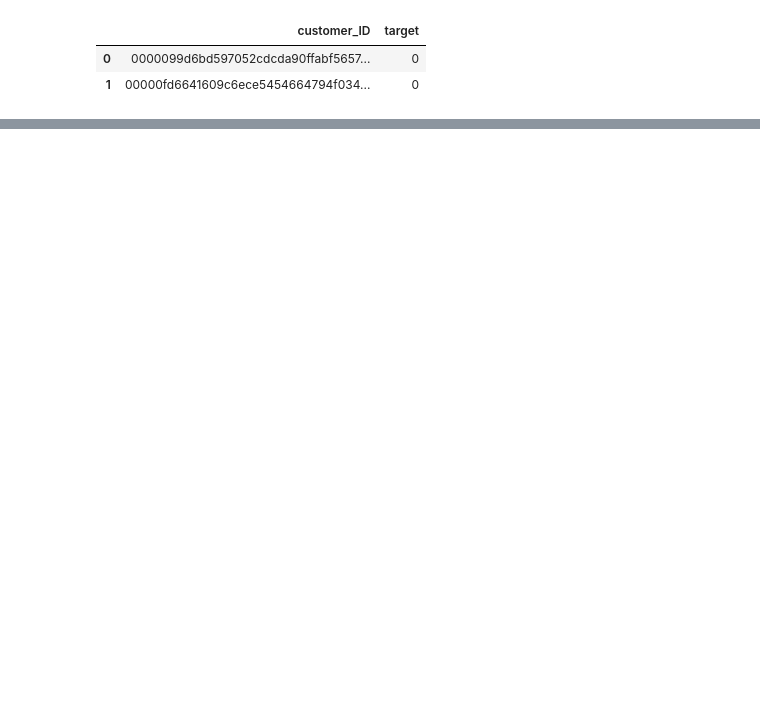
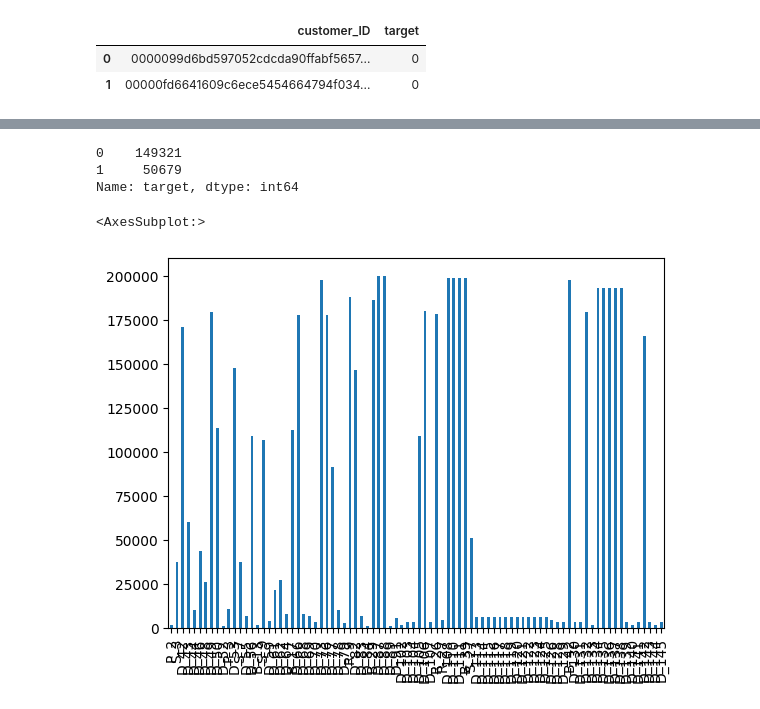
Before and after one commit to s260895/credit_default_risk_modeling, a Jupyter notebook: nb.ipynb, the cells around one changed output, grey strips where cells are left out. Drawn from its saved outputs; the diff is of its cells as text; code cells hidden in the pictures; blank space fills up the shorter version.

```diff
--- a/nb.ipynb
+++ b/nb.ipynb
@@ -17,0 +114,11 @@ X = train_data.merge(train_label, on='customer_ID', how='inner')
+# %%
+X['target'].value_counts()
+# %% [output]
+0    149321
+1     50679
+Name: target, dtype: int64
+# %%
+X.isnull().sum()[X.isnull().sum() > 1000].plot(kind='bar')
+# %% [output]
+<AxesSubplot:>
+[figure, added]
```
Also changed, not shown: parts of 18 cells of this notebook.
